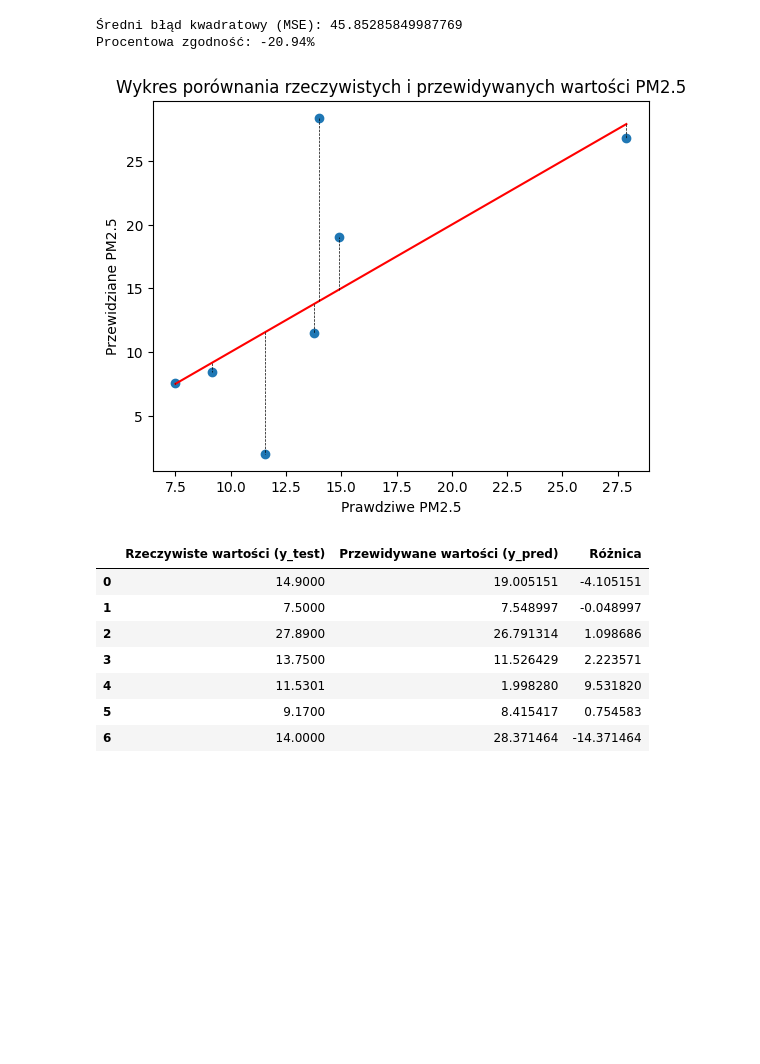
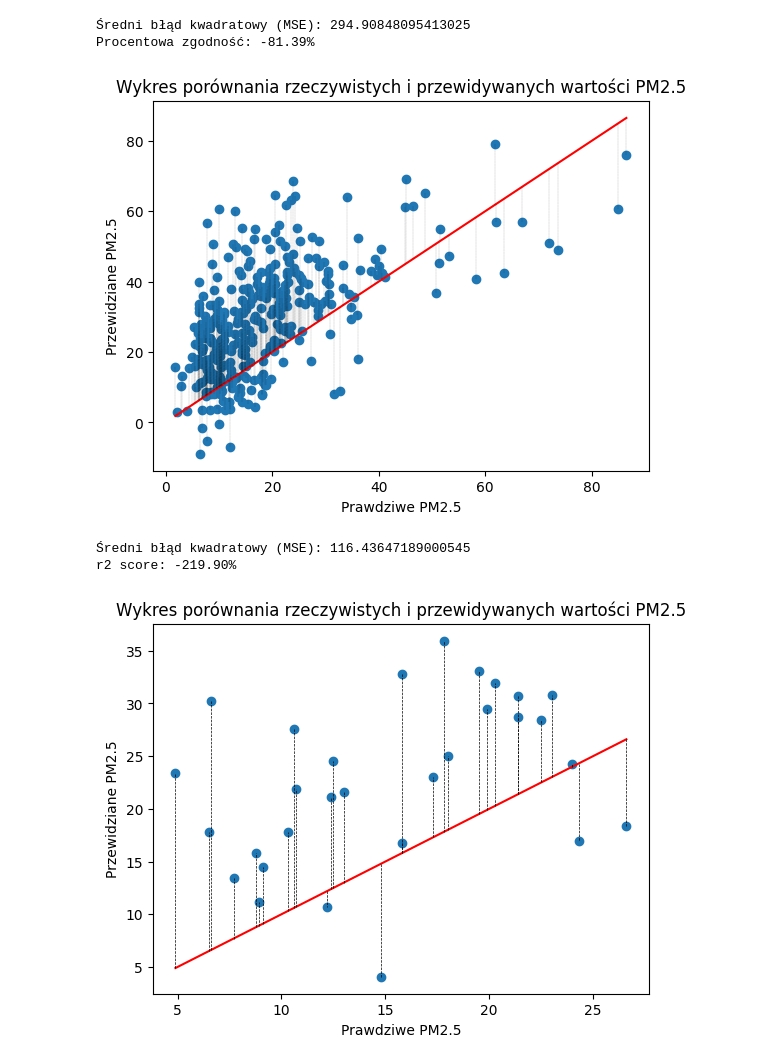
Before and after one commit to Bronek31/praca_inzynierska, a Jupyter notebook: aktualne/modele/statystyczne/regresja_liniowa.ipynb, the cells around one changed output. Drawn from its saved outputs; the diff is of its cells as text; code cells hidden in the pictures; blank space fills up the shorter version.

```diff
--- a/aktualne/modele/statystyczne/regresja_liniowa.ipynb
+++ b/aktualne/modele/statystyczne/regresja_liniowa.ipynb
@@ -14,43 +18,63 @@ X_train, X_test, y_train, y_test = train_test_split(X, y, test_size=0.1,shuffle=
 # %%
 from sklearn.metrics import r2_score, mean_squared_error
 
 model = LinearRegression()
 
 model.fit(X_train, y_train)
 
 y_pred = model.predict(X_test)
 
 r2 = r2_score(y_test, y_pred)
 
 
 
 mse = mean_squared_error(y_test, y_pred)
 r2 = r2_score(y_test, y_pred)
 
 print(f"Średni błąd kwadratowy (MSE): {mse}")
 percent_match = r2 * 100
 print(f"Procentowa zgodność: {percent_match:.2f}%")
 y_test = y_test.reset_index(drop=True)
 plt.plot([min(y_test), max(y_test)], [min(y_test), max(y_test)], 'r', label='y=x')
 plt.scatter(y_test, y_pred)
 for i in range(len(y_test)):
-    plt.plot([y_test[i], y_test[i]], [y_test[i], y_pred[i]], 'k--', lw=0.5)
+    plt.plot([y_test[i], y_test[i]], [y_test[i], y_pred[i]],'k--', lw=0.1)
 plt.xlabel("Prawdziwe PM2.5")
 plt.ylabel("Przewidziane PM2.5")
 plt.title("Wykres porównania rzeczywistych i przewidywanych wartości PM2.5")
 plt.show()
+
 results = pd.DataFrame({'Rzeczywiste wartości (y_test)': y_test, 'Przewidywane wartości (y_pred)': y_pred})
-results['Różnica'] = results['Rzeczywiste wartości (y_test)'] - results['Przewidywane wartości (y_pred)']
-results
+results['Różnica'] = abs(results['Rzeczywiste wartości (y_test)'] - results['Przewidywane wartości (y_pred)'])
+results.sort_values('Różnica')
+
+model_data_test = pd.read_csv("../../przygotowanie_danych/model_data_test.csv")
+model_data_test.index = pd.RangeIndex(start=3487, stop=3517, step=1)
+model_data_test
+X_test_test = model_data_test[["temperatura", "suma opadów", "wilgotność", "prędkość wiatru", "zachmurzenine", "day_number_in_year"]]
+y_test_test = model_data_test['PM2.5']
+
+y_pred_test = model.predict(X_test_test)
+mse = mean_squared_error(y_test_test, y_pred_test)
+r2 = r2_score(y_test_test, y_pred_test)
+
+print(f"Średni błąd kwadratowy (MSE): {mse}")
+percent_match = r2 * 100
+print(f"r2 score: {percent_match:.2f}%")
+
+y_test_test = y_test_test.reset_index(drop=True)
+plt.plot([min(y_test_test), max(y_test_test)], [min(y_test_test), max(y_test_test)], 'r', label='y=x')
+plt.scatter(y_test_test, y_pred_test)
+for i in range(len(y_test_test)):
+    plt.plot([y_test_test[i], y_test_test[i]], [y_test_test[i], y_pred_test[i]], 'k--', lw=0.5)
+plt.xlabel("Prawdziwe PM2.5")
+plt.ylabel("Przewidziane PM2.5")
+plt.title("Wykres porównania rzeczywistych i przewidywanych wartości PM2.5")
+plt.show()
 # %% [output]
-Średni błąd kwadratowy (MSE): 45.85285849987769
-Procentowa zgodność: -20.94%
+Średni błąd kwadratowy (MSE): 294.90848095413025
+Procentowa zgodność: -81.39%
-[figure, old version]
+[figure, new version]
-|  | Rzeczywiste wartości (y_test) | Przewidywane wartości (y_pred) | Różnica |
-| 0 | 14.9000 | 19.005151 | -4.105151 |
-| 1 | 7.5000 | 7.548997 | -0.048997 |
-| 2 | 27.8900 | 26.791314 | 1.098686 |
-| 3 | 13.7500 | 11.526429 | 2.223571 |
-| 4 | 11.5301 | 1.998280 | 9.531820 |
-| 5 | 9.1700 | 8.415417 | 0.754583 |
-| 6 | 14.0000 | 28.371464 | -14.371464 |
+Średni błąd kwadratowy (MSE): 116.43647189000545
+r2 score: -219.90%
+[figure, added]
```
Also changed, not shown: parts of 8 cells of this notebook, 1 other file.
